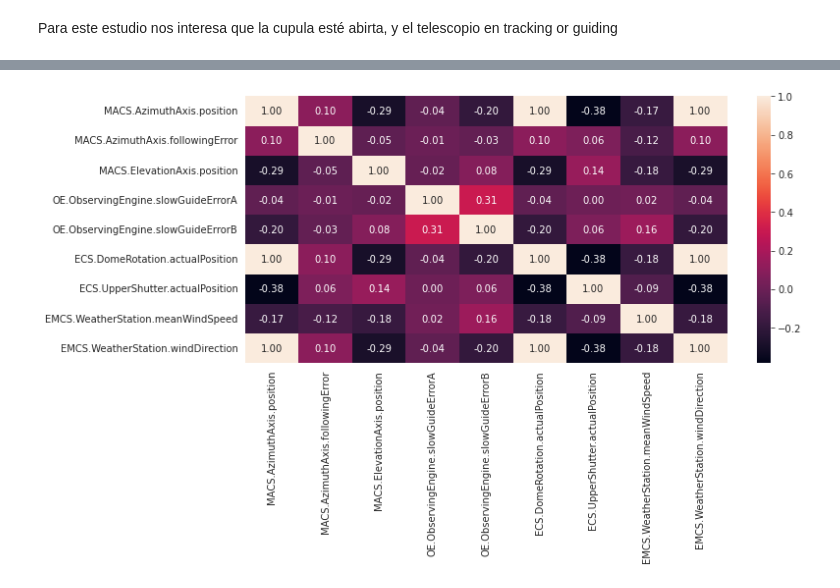
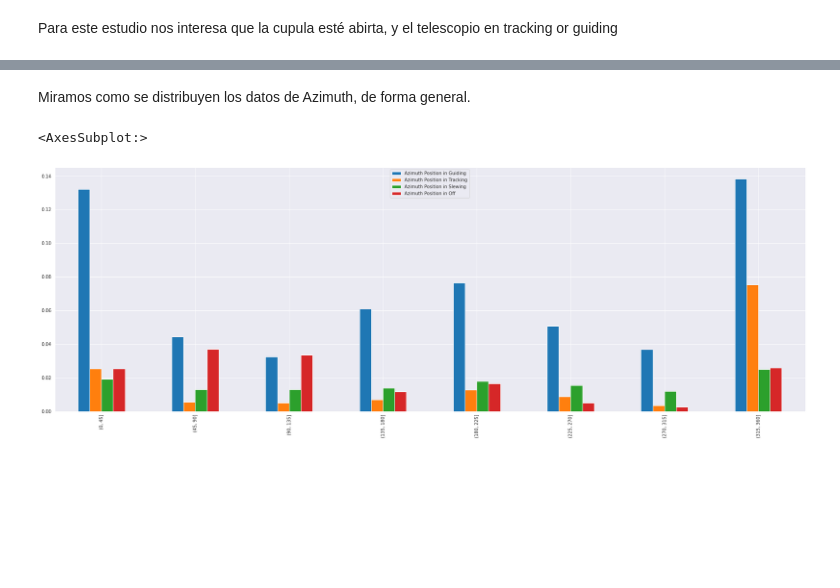
Before and after one commit to mahulo2009/DataScientistND_DataScienceBlogPost, a Jupyter notebook: Following_Error_March_2021.ipynb, the cells around one changed output, grey strips where cells are left out. Cells and saved outputs as stored; diff of their text form; code cells hidden in the pictures; blank space fills up the shorter version.

Commit message:
Add plot bars

```diff
--- a/Following_Error_March_2021.ipynb
+++ b/Following_Error_March_2021.ipynb
@@ -7,7 +7,7 @@ import seaborn as sns
 
 %matplotlib inline
 
-plt.rcParams["figure.figsize"] = (11, 5)
+plt.rcParams["figure.figsize"] = (30, 10)
 pd.options.mode.chained_assignment = None  # default='warn'
 # %% [markdown]
 Leemos el fichero de disco, obtenido mediante una API interna del sistema de monitorización.
@@ -37,8 +37,8 @@ Convertios el following error de radians to arc/sec. Un valor de 0.1 arc/sec en
 # %%
-def normalize_following_error(following_error, elevation):
+def normalize_following_error(following_error):
     return following_error * 3600
 
 df['MACS.AzimuthAxis.followingError'] = df.apply(
-    lambda row: normalize_following_error(row['MACS.AzimuthAxis.followingError'], row['MACS.ElevationAxis.position']),
+    lambda row: normalize_following_error(row['MACS.AzimuthAxis.followingError']),
     axis=1)
 # %% [markdown]
@@ -159,6 +99,20 @@ plt.show()
-# %%
-sns.heatmap(df_following_star_align[df_following_star_align['MACS.AzimuthAxis.followingError.bin'] <= 3.0].corr(),
-            annot=True, fmt='.2f')
-plt.show()
-# %% [output]
-[figure, removed]
+# %%
+df_guiding = df[( df['OE.ObservingEngine.currentObservingState'] =='GUIDING' )  ]
+df_off = df[( df['OE.ObservingEngine.currentObservingState'] =='OFF' )  ]
+df_track = df[( df['OE.ObservingEngine.currentObservingState'] =='TRACKING' )  ]
+df_slewing = df[( df['OE.ObservingEngine.currentObservingState'] =='SLEWING' )  ]
+# %% [markdown]
+Miramos como se distribuyen los datos de Azimuth, de forma general.
+# %%
+df_azimuth = pd.DataFrame()
+
+df_azimuth['Azimuth Position in Guiding'] = ( pd.cut(x=df_guiding['MACS.AzimuthAxis.position'], bins=np.arange(0,360+45,45)).value_counts(sort=False) /df.shape[0] )
+df_azimuth['Azimuth Position in Tracking'] = ( pd.cut(x=df_track['MACS.AzimuthAxis.position'], bins=np.arange(0,360+45,45)).value_counts(sort=False) /df.shape[0] )
+df_azimuth['Azimuth Position in Slewing'] = ( pd.cut(x=df_slewing['MACS.AzimuthAxis.position'], bins=np.arange(0,360+45,45)).value_counts(sort=False) /df.shape[0] )
+df_azimuth['Azimuth Position in Off'] = ( pd.cut(x=df_off['MACS.AzimuthAxis.position'], bins=np.arange(0,360+45,45)).value_counts(sort=False) /df.shape[0] )
+
+
+df_azimuth.plot.bar()
+# %% [output]
+<AxesSubplot:>
+[figure, added]
```
Also changed, not shown: parts of 42 cells of this notebook.
